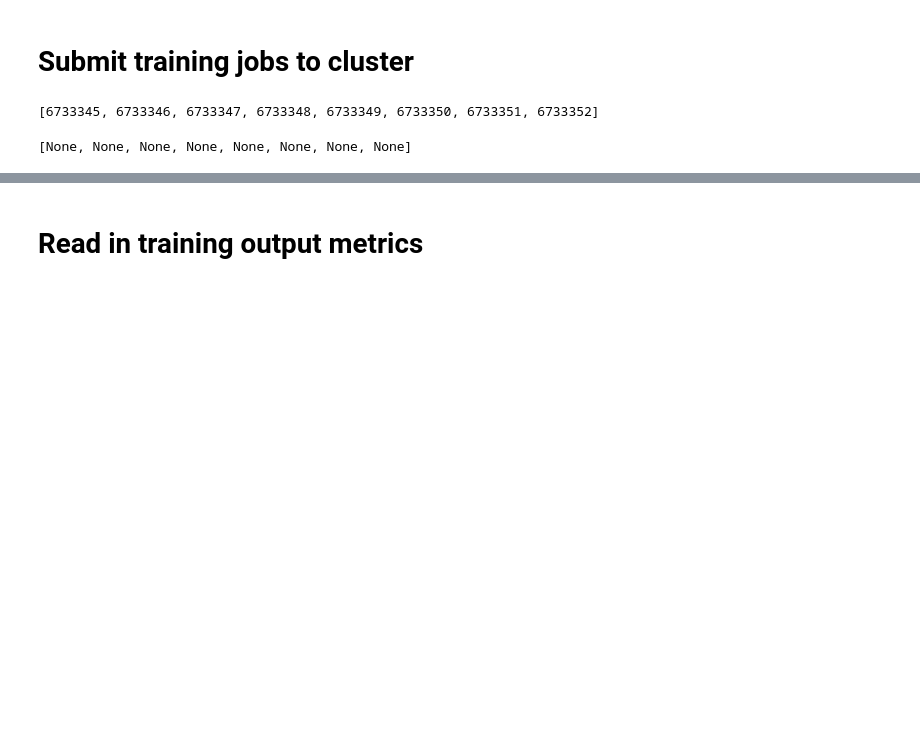
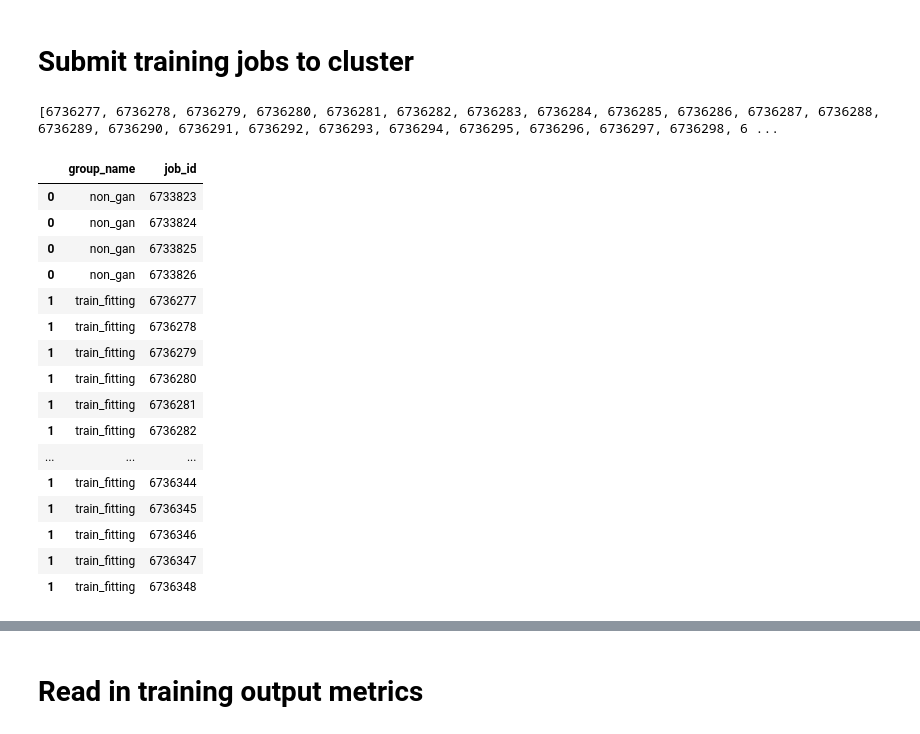
Before and after one commit to mattragoza/ipython-notebooks, a Jupyter notebook: torch_training.ipynb, the cells around one changed output, grey strips where cells are left out. Saved outputs shown, nothing was run; the diff lists cells and outputs as text; code cells hidden in the pictures; blank space fills up the shorter version.

```diff
--- a/torch_training.ipynb
+++ b/torch_training.ipynb
@@ -242,7 +234,7 @@ job_files
 # %% [markdown]
 # Submit training jobs to cluster
 # %%
-job_ids = param_search.submit(job_files)
-print(' '.join(map(str,job_ids)))
+job_ids = param_search.submit(job_files[8])
+print(job_ids)
 # %% [output]
-[6733345, 6733346, 6733347, 6733348, 6733349, 6733350, 6733351, 6733352]
+[6736277, 6736278, 6736279, 6736280, 6736281, 6736282, 6736283, 6736284, 6736285, 6736286, 6736287, 6736288, 6736289, 6736290, 6736291, 6736292, 6736293, 6736294, 6736295, 6736296, 6736297, 6736298, 6 ...
@@ -266,5 +241,33 @@ for i in range(10):
-# %%
-errors = param_search.errors(job_files[7])
-errors
-# %% [output]
-[None, None, None, None, None, None, None, None]
+# %%
+import numpy as np
+import glob
+
+experiment = pd.DataFrame(dict(
+    group_name=[
+        'non_gan',
+        'train_fitting',
+    ],
+    job_id=[
+        [6733823, 6733824, 6733825, 6733826],
+        [6736277, 6736278, 6736279, 6736280, 6736281, 6736282, 6736283, 6736284, 6736285, 6736286, 6736287, 6736288, 6736289, 6736290, 6736291, 6736292, 6736293, 6736294, 6736295, 6736296, 6736297, 6736298, 6736299, 6736300, 6736301, 6736302, 6736303, 6736304, 6736305, 6736306, 6736307, 6736308, 6736309, 6736310, 6736311, 6736312, 6736313, 6736314, 6736315, 6736316, 6736317, 6736318, 6736319, 6736320, 6736321, 6736322, 6736323, 6736324, 6736325, 6736326, 6736327, 6736328, 6736329, 6736330, 6736331, 6736332, 6736333, 6736334, 6736335, 6736336, 6736337, 6736338, 6736339, 6736340, 6736341, 6736342, 6736343, 6736344, 6736345, 6736346, 6736347, 6736348],
+    ]
+)).explode('job_id')
+experiment
+# %% [output]
+|  | group_name | job_id |
+| 0 | non_gan | 6733823 |
+| 0 | non_gan | 6733824 |
+| 0 | non_gan | 6733825 |
+| 0 | non_gan | 6733826 |
+| 1 | train_fitting | 6736277 |
+| 1 | train_fitting | 6736278 |
+| 1 | train_fitting | 6736279 |
+| 1 | train_fitting | 6736280 |
+| 1 | train_fitting | 6736281 |
+| 1 | train_fitting | 6736282 |
+| ... | ... | ... |
+| 1 | train_fitting | 6736344 |
+| 1 | train_fitting | 6736345 |
+| 1 | train_fitting | 6736346 |
+| 1 | train_fitting | 6736347 |
+| 1 | train_fitting | 6736348 |
```
Also changed, not shown: parts of 11 cells of this notebook.
